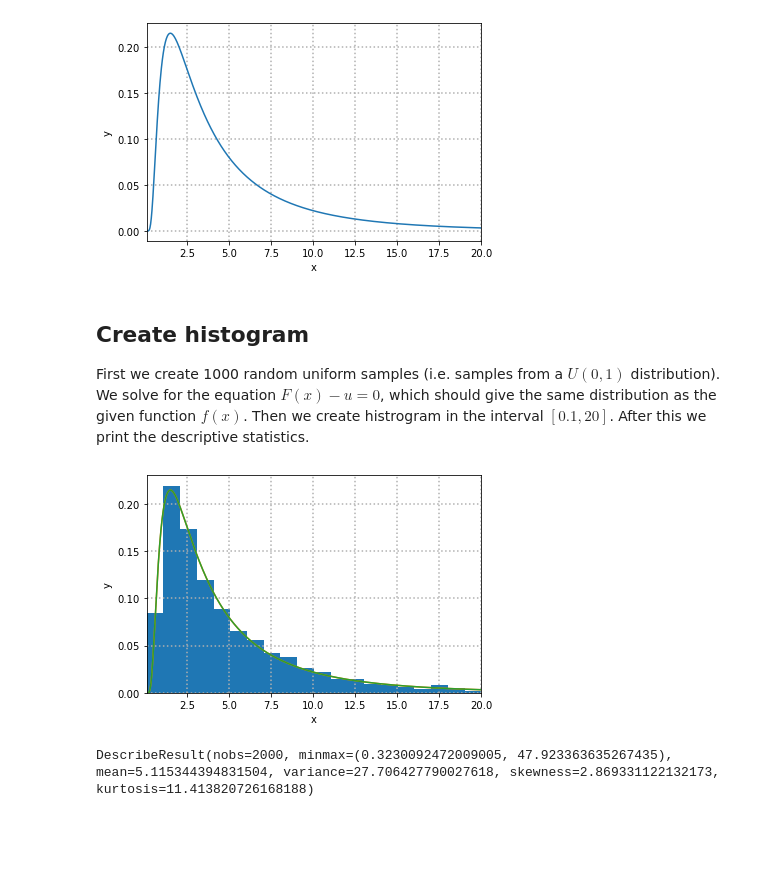
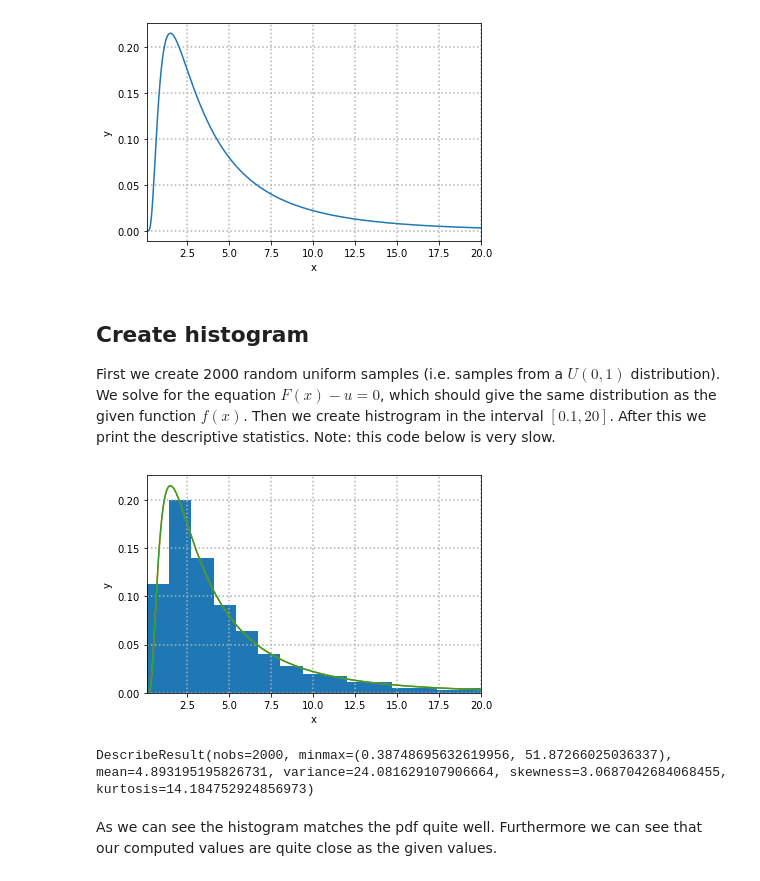
Before and after one commit to BDFteam/NumericalMethods2, a Jupyter notebook: ex2b.ipynb, the cells around one changed output. Drawn from its saved outputs; the diff is of its cells as text; code cells hidden in the pictures; blank space fills up the shorter version.

```diff
--- a/ex2b.ipynb
+++ b/ex2b.ipynb
@@ -51,35 +51,39 @@ plot()
 [figure]
 # %% [markdown]
 ## Create histogram
-First we create 1000 random uniform samples (i.e. samples from a $U(0, 1)$ distribution). We solve for the equation $F(x) - u =0$, which should give the same distribution as the given function $f(x)$. Then we create histrogram in the interval $[0.1, 20]$. After this we print the descriptive statistics.
+First we create 2000 random uniform samples (i.e. samples from a $U(0, 1)$ distribution). We solve for the equation $F(x) - u =0$, which should give the same distribution as the given function $f(x)$. Then we create histrogram in the interval $[0.1, 20]$. After this we print the descriptive statistics. Note: this code below is very slow.
 # %%
 def main():
     n = 2000
+    bins = 15
+    hist_range = (0.1, 20)
     u_array = rnd.random(n)
     a_array = np.empty(n)
 
     for i in range(n):
         a_array[i] = simulatesample(u_array[i])
 
-    plt.hist(a_array, 20, range=(0.1, 20), density=True)
+    plt.hist(a_array, bins, range=hist_range, density=True)
 
     x_array = np.linspace(0.1, 20, n)
     y_array = np.empty(n)
     for i, x in enumerate(x_array):
         y_array[i] = f(x)
         x_array[i] = x
 
     plt.plot(x_array, y_array)
     plt.xlim([0.1, 20])
     plt.grid(linestyle=":", linewidth=1.5)
     plt.xlabel("x")
     plt.ylabel("y")
     plt.plot(x_array, y_array)
     plt.show()
 
     print(describe(a_array))
 
 main()
 # %% [output]
-[figure, old version]
+[figure, new version]
-DescribeResult(nobs=2000, minmax=(0.3230092472009005, 47.923363635267435), mean=5.115344394831504, variance=27.706427790027618, skewness=2.869331122132173, kurtosis=11.413820726168188)
+DescribeResult(nobs=2000, minmax=(0.38748695632619956, 51.87266025036337), mean=4.893195195826731, variance=24.081629107906664, skewness=3.0687042684068455, kurtosis=14.184752924856973)
+# %% [markdown]
+As we can see the histogram matches the pdf quite well. Furthermore we can see that our computed values are quite close as the given values.
```
Also changed, not shown: parts of 3 cells of this notebook.
